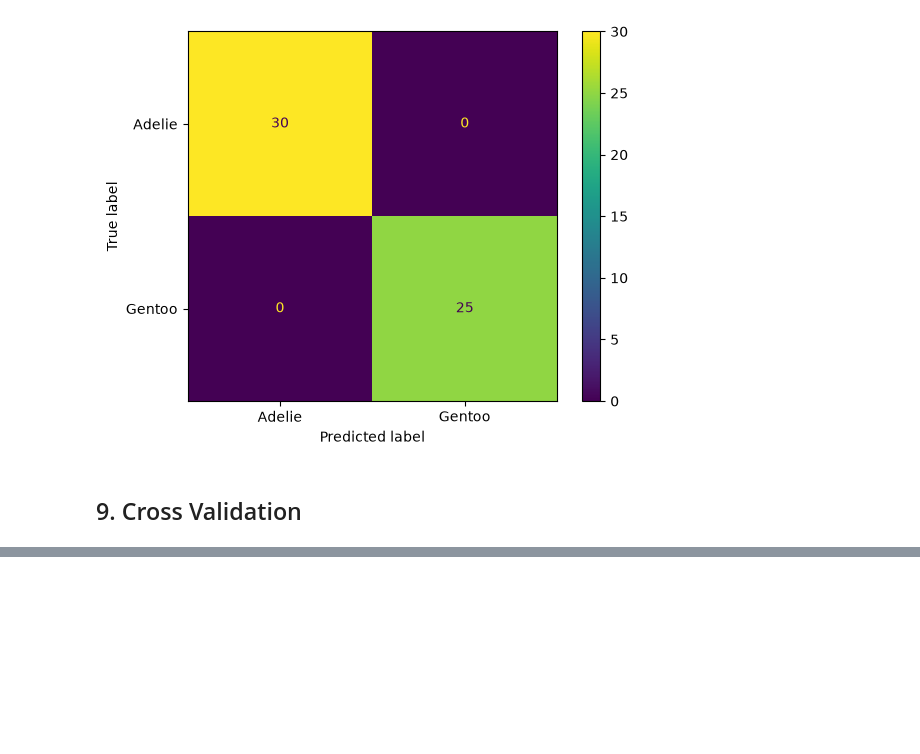
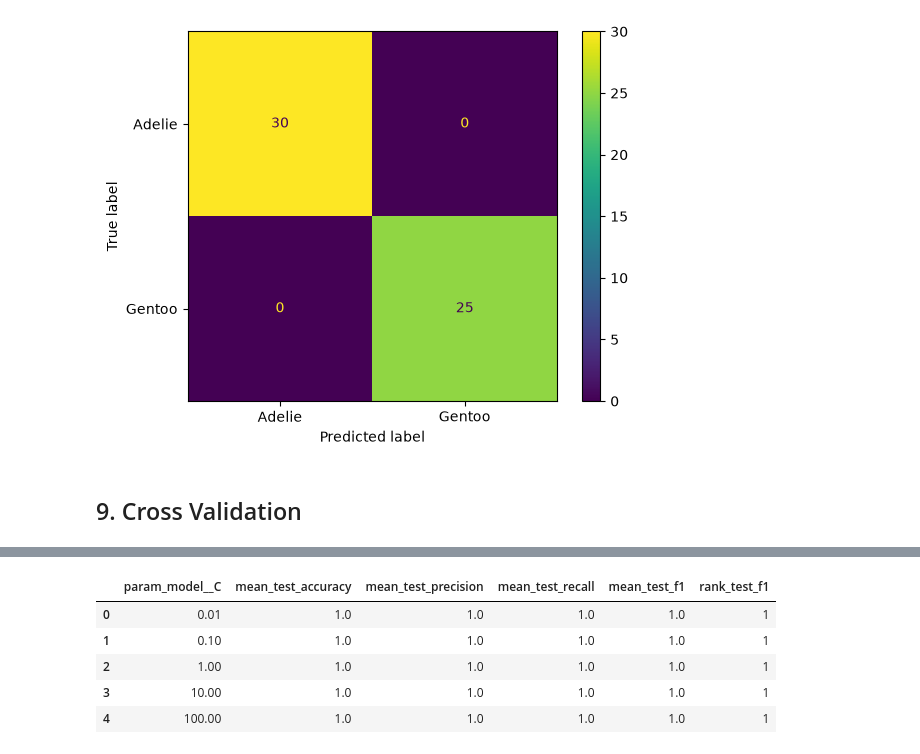
Before and after one commit to OleSuyaye/penguin-species-prediction, a Jupyter notebook: notebooks/01_logistic_regression_penguins.ipynb, the cells around one changed output, grey strips where cells are left out. Saved outputs shown, nothing was run; the diff lists cells and outputs as text; code cells hidden in the pictures; blank space fills up the shorter version.

```diff
--- a/notebooks/01_logistic_regression_penguins.ipynb
+++ b/notebooks/01_logistic_regression_penguins.ipynb
@@ -298,0 +390,16 @@ cv_results = cross_validate(
+# %%
+results[[
+    "param_model__C",
+    "mean_test_accuracy",
+    "mean_test_precision",
+    "mean_test_recall",
+    "mean_test_f1",
+    "rank_test_f1"
+]]
+# %% [output]
+|  | param_model__C | mean_test_accuracy | mean_test_precision | mean_test_recall | mean_test_f1 | rank_test_f1 |
+| 0 | 0.01 | 1.0 | 1.0 | 1.0 | 1.0 | 1 |
+| 1 | 0.10 | 1.0 | 1.0 | 1.0 | 1.0 | 1 |
+| 2 | 1.00 | 1.0 | 1.0 | 1.0 | 1.0 | 1 |
+| 3 | 10.00 | 1.0 | 1.0 | 1.0 | 1.0 | 1 |
+| 4 | 100.00 | 1.0 | 1.0 | 1.0 | 1.0 | 1 |
```
Also changed, not shown: parts of 11 cells of this notebook.
